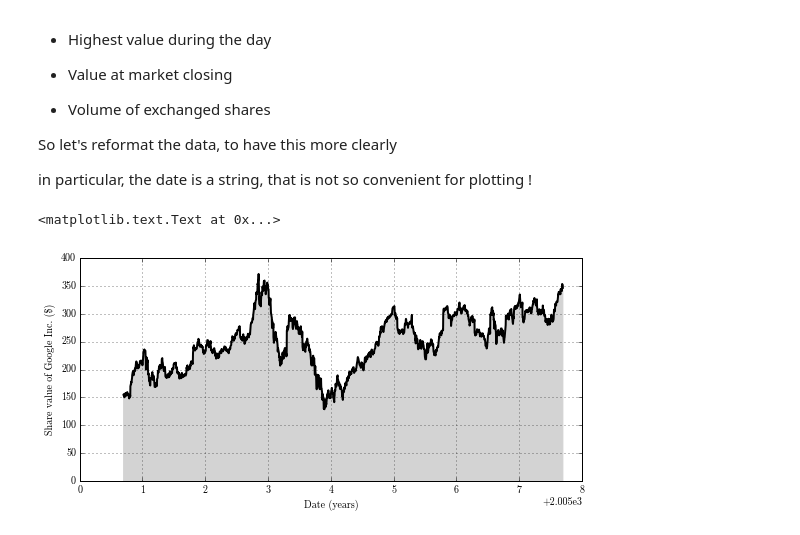
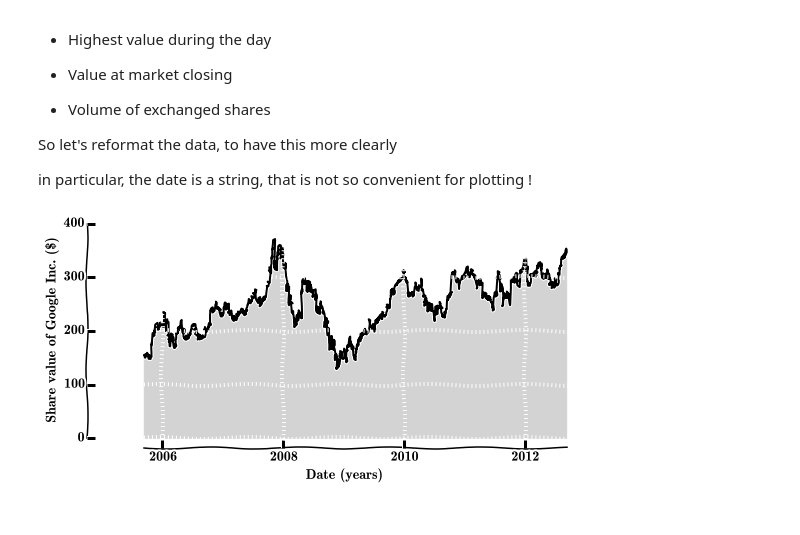
Before and after one commit to yzerlaut/unic_python_course_2014, a Jupyter notebook: notebooks/XX_sympy_tutorial.ipynb, the cells around one changed output. Cells and saved outputs as stored; diff of their text form; code cells hidden in the pictures.

```diff
--- a/notebooks/XX_sympy_tutorial.ipynb
+++ b/notebooks/XX_sympy_tutorial.ipynb
@@ -97,10 +103,9 @@ for i in range(len(GE_raw_data)):
 # %%
 fig, ax = plt.subplots(1, figsize=(9,4))
 ax.plot(2000+data['date'], data['closing'], 'k-', lw=2)
 plt.fill_between(2000+data['date'], data['closing'], 0*data['closing'], color='lightgray')#to visually enhance positive values ^^
 plt.grid()
-ax.set_xlabel('Date (years)')
-ax.set_ylabel('Share value of Google Inc. (\$)')
+set_plot(ax, xlabel='Date (years)', ylabel='Share value of Google Inc. (\$)',\
+         xticks=[2006, 2008, 2010, 2012], xticks_labels=['2006', '2008', '2010', '2012'])
 # %% [output]
-<matplotlib.text.Text at 0x...>
-[figure, old version]
+[figure, new version]
```
Also changed, not shown: parts of 4 cells of this notebook.
